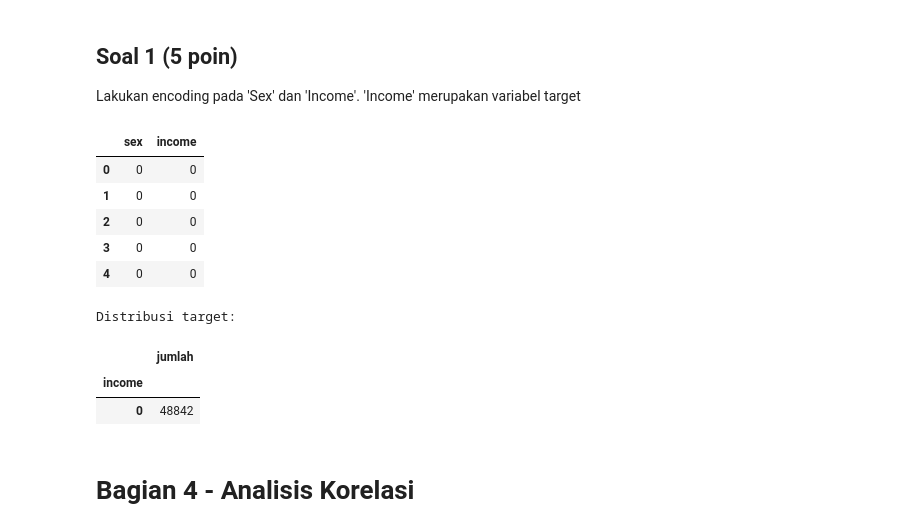
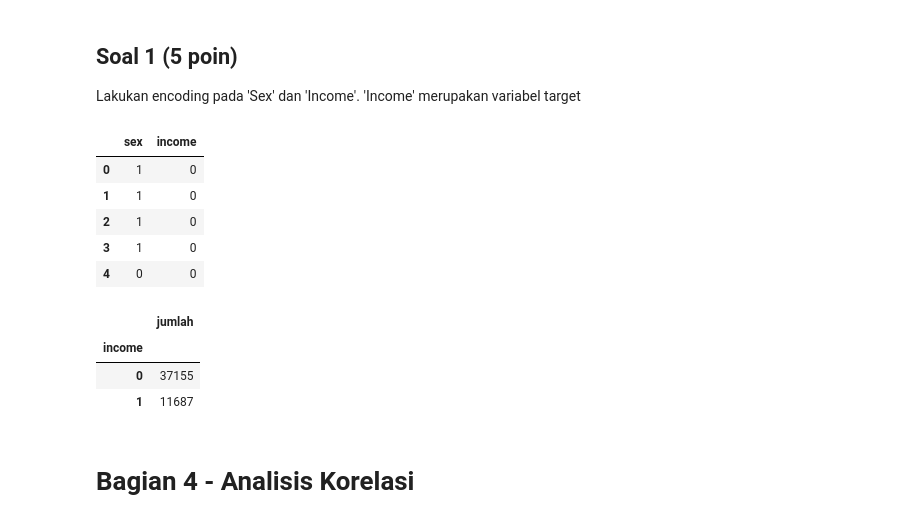
Before and after one commit to jonitodev/PembelajaranMesin, a Jupyter notebook: JS04/JS04_SOAL_KUIS1_ML.ipynb, the cells around one changed output. Saved outputs shown, nothing was run; the diff lists cells and outputs as text; code cells hidden in the pictures.

```diff
--- a/JS04/JS04_SOAL_KUIS1_ML.ipynb
+++ b/JS04/JS04_SOAL_KUIS1_ML.ipynb
@@ -381,32 +381,36 @@ Lakukan encoding pada 'Sex' dan 'Income'. 'Income' merupakan variabel target
 # %%
 # Jawab Soal 1
 
-# Sex: Female = 0, Male = 1.
-df["sex"] = df["sex"].map({
+sex_asli = adult_income.data.features["sex"].astype("string").str.strip()
+
+income_asli = (
+    adult_income.data.targets["income"]
+    .astype("string").str.strip().str.rstrip(".")
+)
+
+df["sex"] = sex_asli.map({
     "Female": 0,
     "Male": 1
-}).fillna(0).astype(int)
+}).astype(int)
 
-# Target income: <=50K = 0, >50K = 1.
-df["income"] = df["income"].map({
+df["income"] = income_asli.map({
     "<=50K": 0,
     ">50K": 1
-}).fillna(0).astype(int)
+}).astype(int)
 
 display(df[["sex", "income"]].head())
-print("Distribusi target:")
 display(df["income"].value_counts().sort_index().to_frame("jumlah"))
 # %% [output]
 |  | sex | income |
-| 0 | 0 | 0 |
-| 1 | 0 | 0 |
-| 2 | 0 | 0 |
-| 3 | 0 | 0 |
+| 0 | 1 | 0 |
+| 1 | 1 | 0 |
+| 2 | 1 | 0 |
+| 3 | 1 | 0 |
 | 4 | 0 | 0 |
-Distribusi target:
 |  | jumlah |
 | income |  |
-| 0 | 48842 |
+| 0 | 37155 |
+| 1 | 11687 |
 # %% [markdown]
 # Bagian 4 - Analisis Korelasi
 # %% [markdown]
```
